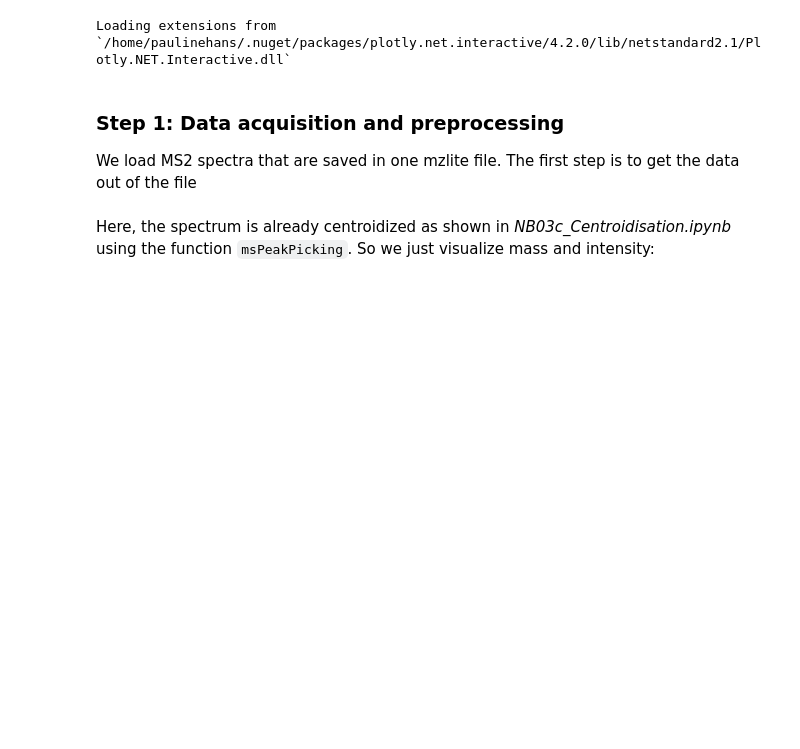
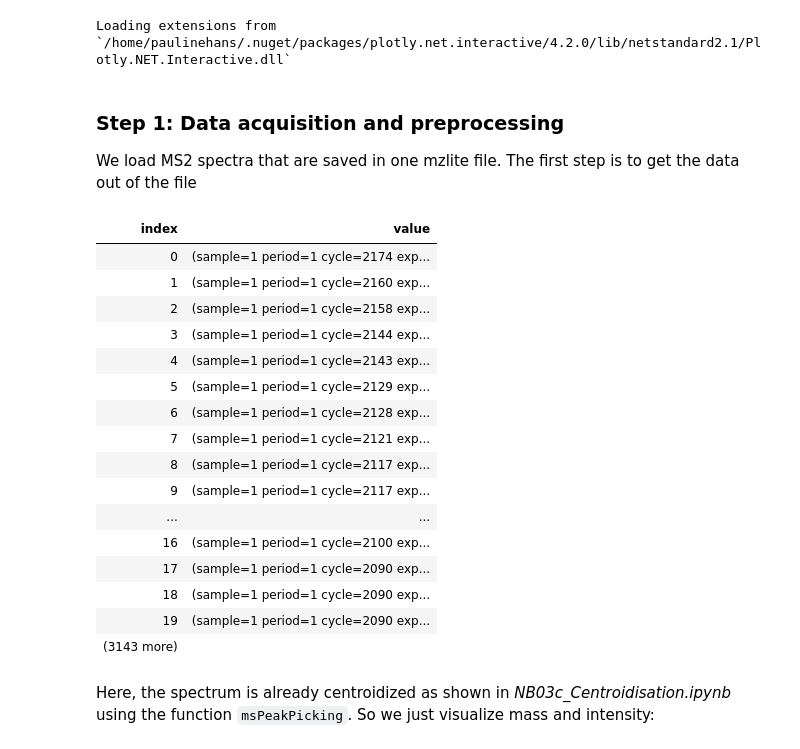
Before and after one commit to paulineHans/BIO-BTE-06-L-7, a Jupyter notebook: Notebooks/NB04b_Peptide_Identification.ipynb, the cells around one changed output. Saved outputs shown, nothing was run; the diff lists cells and outputs as text; code cells hidden in the pictures; blank space fills up the shorter version.

```diff
--- a/Notebooks/NB04b_Peptide_Identification.ipynb
+++ b/Notebooks/NB04b_Peptide_Identification.ipynb
@@ -127,34 +136,63 @@ We load  MS2 spectra that are saved in one mzlite file. The first step is to get
 # %%
 // Code-Block 1
 
 //read in mzmlite
 let directory = __SOURCE_DIRECTORY__
 let path = Path.Combine[|directory;"/home/paulinehans/Downloads/qPgr1_1_5 1.mzlite"|]
 
 //set up connection between file and SQL database
 let runID = "sample=0"
 let mzReader = new MzIO.MzSQL.MzSQL(path)
 let peaksReader = new MzIO.MzSQL.MzSQL(path)
 let cn = mzReader.Open()
 let cn2 = peaksReader.Open()
 let transaction = mzReader.BeginTransaction()
 
+
+
 //function that returns all nessecary information we need, in this case m/z-ratio and intensity
 let getMs2 = mzReader.ReadMassSpectra runID
 let extractData =
     getMs2
     |> Seq.choose (fun x ->
         match MzIO.Processing.MassSpectrum.getMsLevel x with
         | 2 ->
-            Some (
-                    x.ID,
-                    MzIO.Processing.MassSpectrum.getPrecursorMZ x,
-                    MzIO.Processing.MassSpectrum.getScanTime x,
-                    PeakArray.mzIntensityArrayOf(peaksReader.ReadSpectrumPeaks x.ID)
-                )
+            Some {
+                id = x.ID
+                precursorMZ = MzIO.Processing.MassSpectrum.getPrecursorMZ x
+                retentiontime = MzIO.Processing.MassSpectrum.getScanTime x
+                mzIntensity =
+                    PeakArray.mzIntensityArrayOf (
+                        peaksReader.ReadSpectrumPeaks x.ID
+                    )
+            }
         | _ -> None
     )
+
     |> Seq.toArray
+
+let allInfo =
+    extractData
+    |> Array.map (fun x -> x.id, x.precursorMZ, x.retentiontime, x.mzIntensity)
+allInfo
+# %% [output]
+| index | value |
+| 0 | (sample=1 period=1 cycle=2174 exp... |
+| 1 | (sample=1 period=1 cycle=2160 exp... |
+| 2 | (sample=1 period=1 cycle=2158 exp... |
+| 3 | (sample=1 period=1 cycle=2144 exp... |
+| 4 | (sample=1 period=1 cycle=2143 exp... |
+| 5 | (sample=1 period=1 cycle=2129 exp... |
+| 6 | (sample=1 period=1 cycle=2128 exp... |
+| 7 | (sample=1 period=1 cycle=2121 exp... |
+| 8 | (sample=1 period=1 cycle=2117 exp... |
+| 9 | (sample=1 period=1 cycle=2117 exp... |
+| ... | ... |
+| 16 | (sample=1 period=1 cycle=2100 exp... |
+| 17 | (sample=1 period=1 cycle=2090 exp... |
+| 18 | (sample=1 period=1 cycle=2090 exp... |
+| 19 | (sample=1 period=1 cycle=2090 exp... |
+| (3143 more) |  |
 # %% [markdown]
 Here, the spectrum is already centroidized as shown in *NB03c\_Centroidisation.ipynb* using the function
 `msPeakPicking`. So we just visualize mass and intensity:
```
Also changed, not shown: parts of 6 cells of this notebook, 1 other file.
